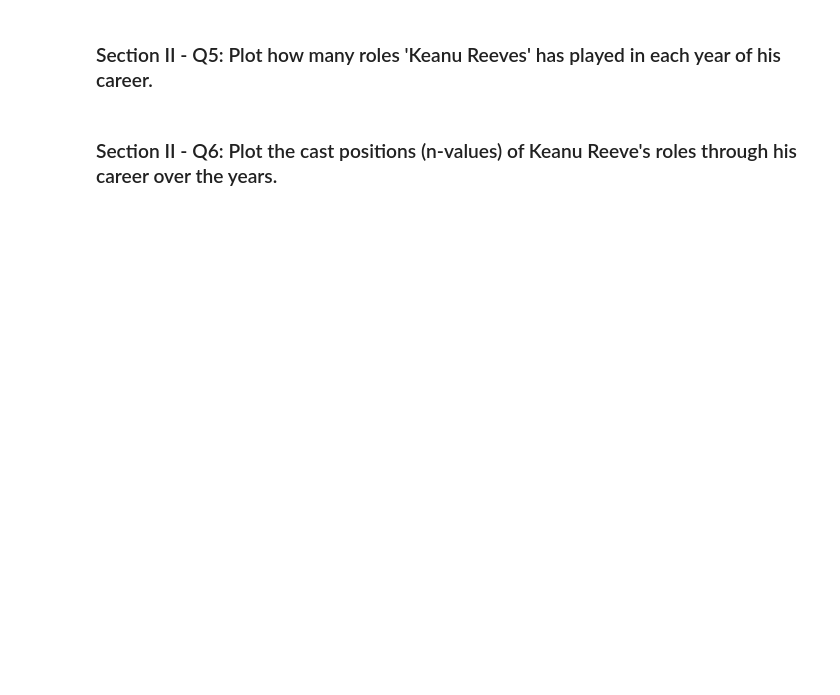
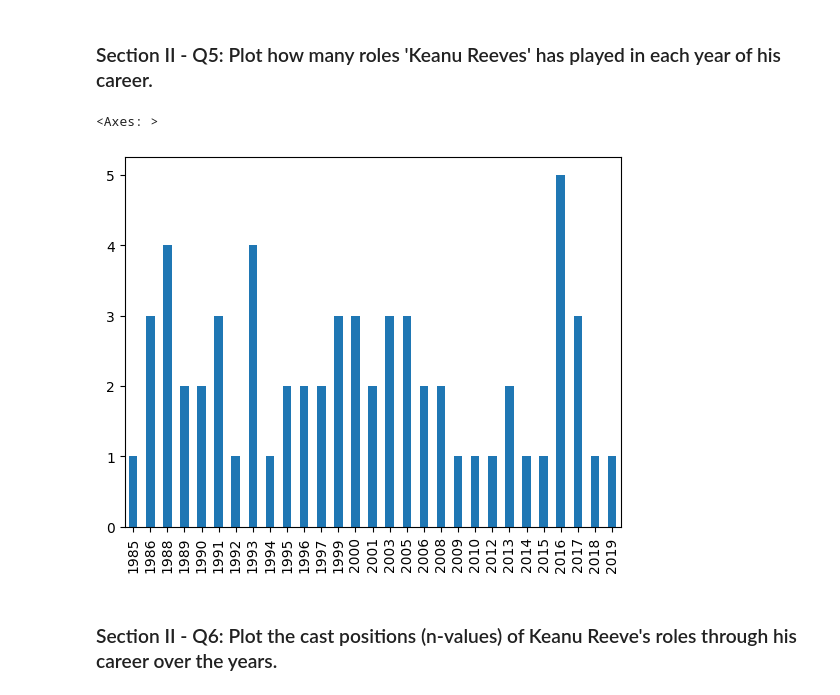
Before and after one commit to peter-welander/mec-mini-projects, a Jupyter notebook: mec-5.3.10-data-wranging-with-pandas-mini-project/Mini_Project_Data_Wrangling_Pandas.ipynb, the cells around one changed output. Drawn from its saved outputs; the diff is of its cells as text; code cells hidden in the pictures; blank space fills up the shorter version.

```diff
--- a/mec-5.3.10-data-wranging-with-pandas-mini-project/Mini_Project_Data_Wrangling_Pandas.ipynb
+++ b/mec-5.3.10-data-wranging-with-pandas-mini-project/Mini_Project_Data_Wrangling_Pandas.ipynb
@@ -413,4 +498,11 @@ top_ten.plot(kind='barh')
 # %% [markdown]
 ### Section II - Q5: Plot how many roles 'Keanu Reeves' has played in each year of his career.
+# %%
+keanu_roles = cast[cast.name == 'Keanu Reeves']
+keanu_roles_per_year = keanu_roles.year.value_counts()[keanu_roles.sort_values('year').year.unique()]
+keanu_roles_per_year.plot(kind='bar')
+# %% [output]
+<Axes: >
+[figure, added]
 # %% [markdown]
 ### Section II - Q6: Plot the cast positions (n-values) of Keanu Reeve's roles through his career over the years.
```
Also changed, not shown: parts of 13 cells of this notebook.
